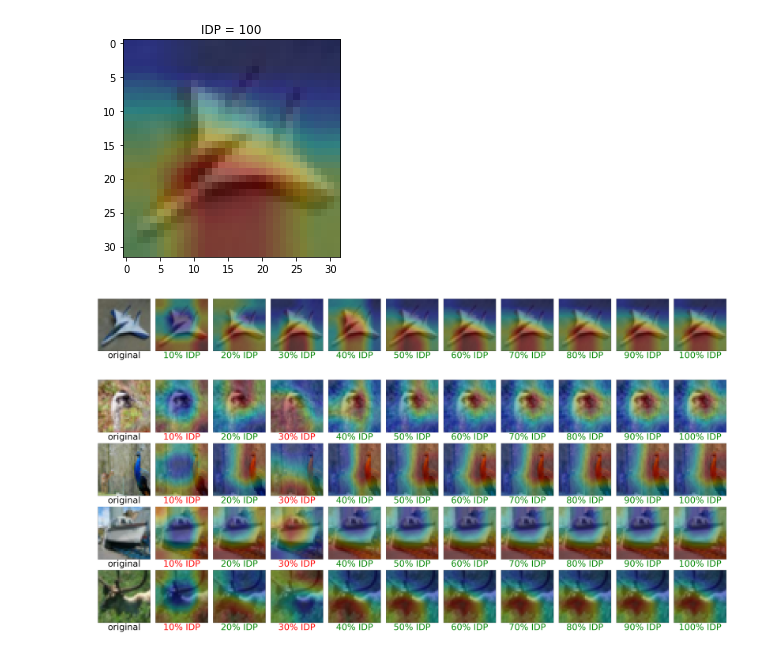
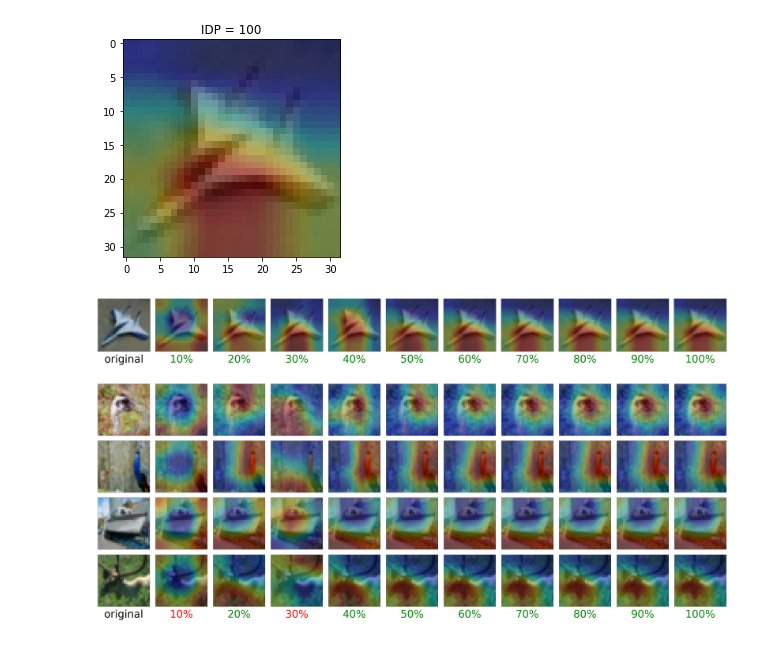
Before and after one commit to tainanboy/Channel-Prioritized-CNN, a Jupyter notebook: tesla_vgg_CAM_visualization.ipynb, the cells around one changed output. Drawn from its saved outputs; the diff is of its cells as text; code cells hidden in the pictures.

Commit message:
visualisation for tesla

```diff
--- a/tesla_vgg_CAM_visualization.ipynb
+++ b/tesla_vgg_CAM_visualization.ipynb
@@ -430,0 +430,6 @@ with open('visualize_file_list.pickle', 'wb') as handle:
+# %%
+# load from saved data
+with open('visualize_file_list.pickle', 'rb') as handle:
+    file_list = pickle.load(handle)
+ideal_file_list = file_list['ideal_file_list']
+allcorrect_file_list = file_list['allcorrect_file_list']
@@ -530,44 +543,44 @@ for i, ima in enumerate(show_images):
 [figure]
 # %%
 # all real examples
-plt.figure(figsize=(64,32))
+plt.figure(figsize=(70,32))
 columns = 11
 for i, ima in enumerate(show_images):
     plt.subplot(len(show_images) / columns + 1, columns, i + 1)
     if i<1:
-        plt.xlabel('original', fontsize=50)
+        plt.xlabel('original', fontsize=65, labelpad=20)
     else:
-        string = str(10*i) + '%' + ' IDP'
-        plt.xlabel(string, color='g', fontsize=50)
+        string = str(10*i) + '%'
+        plt.xlabel(string, color='g', fontsize=65, labelpad=20)
     #plt.axis('off')
     plt.tick_params(axis="both", which='both', bottom='off',top='off',left='off',right='off',
                    labelbottom='off',labelleft='off')
     plt.imshow(ima)
 plt.subplots_adjust(wspace=0.1)
-plt.savefig('cam_all_correct_figure.svg', format='svg', dpi=100)
+plt.savefig('cam_all_correct_figure2.svg', format='svg', dpi=100)
 # %% [output]
-[figure, old version]
+[figure, new version]
 # %%
 # 10 and 30 false examples
-plt.figure(figsize=(64,32))
+plt.figure(figsize=(70,32))
 columns = 11
 
 for i, ima in enumerate(show_images):
     plt.subplot(len(show_images) / columns + 1, columns, i + 1)
     #plt.axis('off')
-    if i%11==0:
-        plt.xlabel('original', fontsize=50)
-    elif i%11 ==1 or i%11 ==3:
-        string = str(10*(i%11))+'%'+' IDP'
-        plt.xlabel(string, color='r', fontsize=50)
-    else:
-        string = str(10*(i%11))+'%'+' IDP'
-        plt.xlabel(string, color='g', fontsize=50)
+    if i==33:
+        plt.xlabel('original', fontsize=65, labelpad=20)
+    elif i==34 or i==36:
+        string = str(10*(i%11))+'%'
+        plt.xlabel(string, color='r', fontsize=65, labelpad=20)
+    elif i >=33:
+        string = str(10*(i%11))+'%'
+        plt.xlabel(string, color='g', fontsize=65, labelpad=20)
     plt.tick_params(axis="both", which='both', bottom='off',top='off',left='off',right='off',
                    labelbottom='off',labelleft='off')
     plt.imshow(ima)
 
-plt.subplots_adjust(wspace=0.1)
-plt.savefig('CAM_all_example_figure2.svg', format='svg', dpi=100)
+plt.subplots_adjust(wspace=0.1, hspace=0.1)
+plt.savefig('CAM_all_example_figure4.svg', format='svg', dpi=100)
 # %% [output]
-[figure, old version]
+[figure, new version]
```
Also changed, not shown: parts of 11 cells of this notebook.
